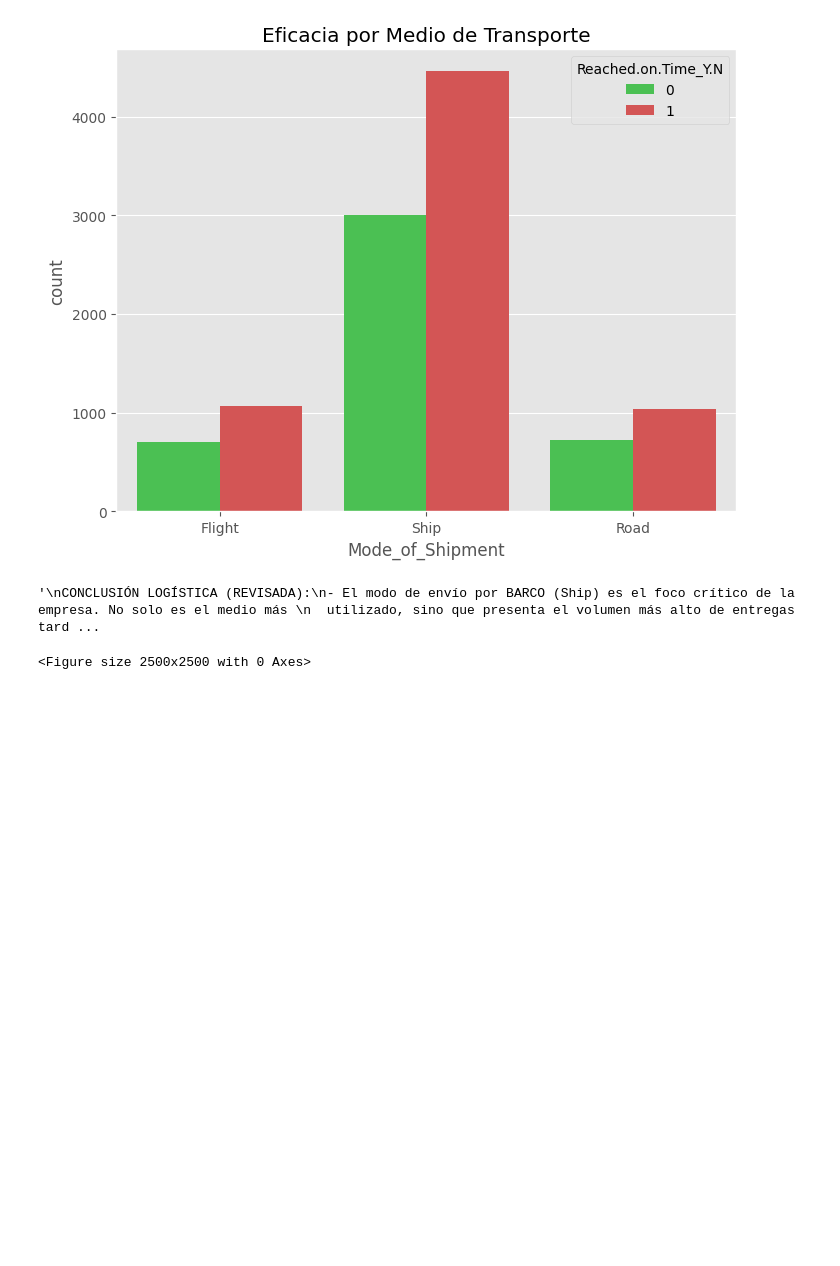
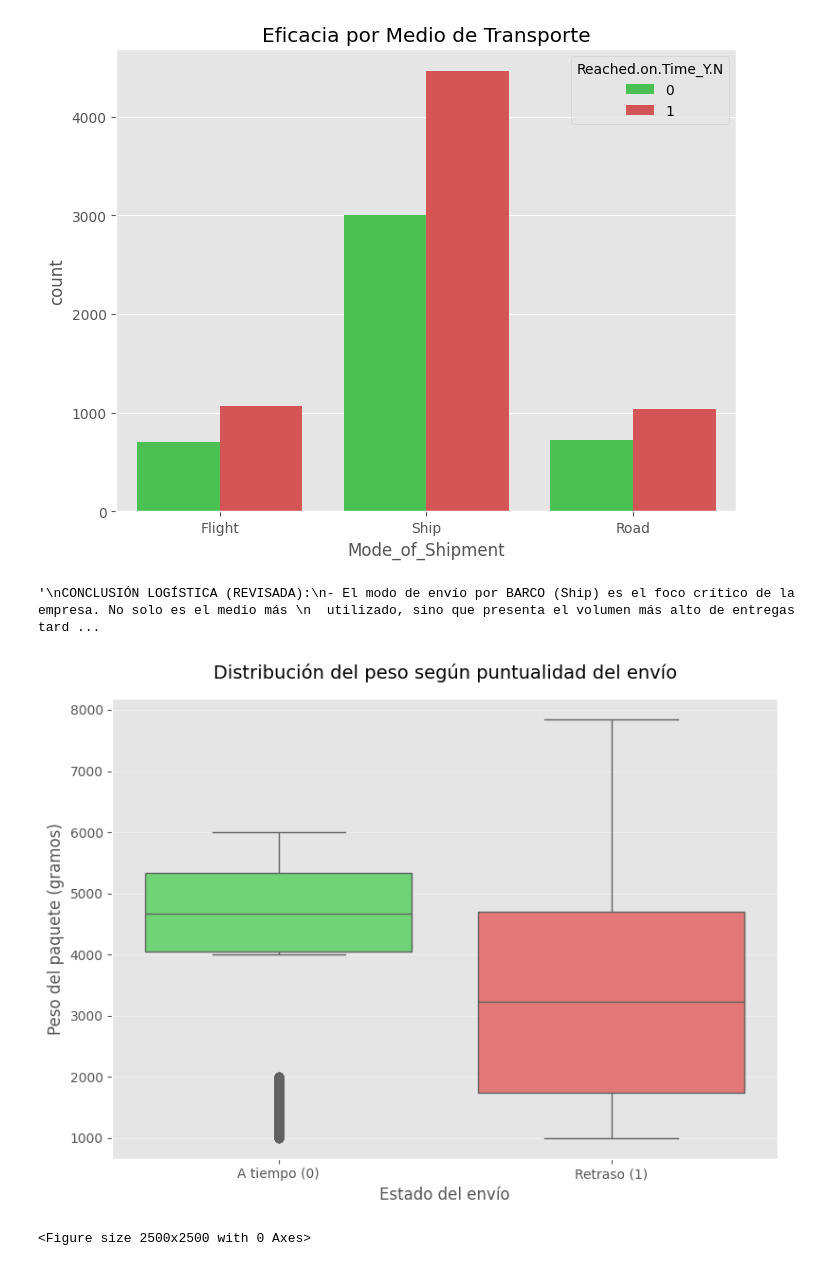
Before and after one commit to irenetite/ML_shipping, a Jupyter notebook: src/notebooks/01_exploración_y_eda.ipynb, the cells around one changed output. Drawn from its saved outputs; the diff is of its cells as text; code cells hidden in the pictures; blank space fills up the shorter version.

```diff
--- a/src/notebooks/01_exploración_y_eda.ipynb
+++ b/src/notebooks/01_exploración_y_eda.ipynb
@@ -326,3 +342,16 @@ CONCLUSIÓN LOGÍSTICA (REVISADA):
 '''
 # %% [output]
 '\nCONCLUSIÓN LOGÍSTICA (REVISADA):\n- El modo de envío por BARCO (Ship) es el foco crítico de la empresa. No solo es el medio más \n  utilizado, sino que presenta el volumen más alto de entregas tard ...
+# %%
+plt.figure(figsize=(8, 6))
+sns.boxplot(data=df, x='Reached.on.Time_Y.N', y='Weight_in_gms',
+            palette=['#60e368', '#f46666'])
+plt.title('Distribución del peso según puntualidad del envío', fontsize=14, pad=15)
+plt.xlabel('Estado del envío')
+plt.ylabel('Peso del paquete (gramos)')
+plt.xticks([0, 1], ['A tiempo (0)', 'Retraso (1)'])
+plt.grid(axis='y', alpha=0.4)
+plt.tight_layout()
+plt.show()
+# %% [output]
+[figure, added]
```
Also changed, not shown: parts of 15 cells of this notebook, 17 other files.
